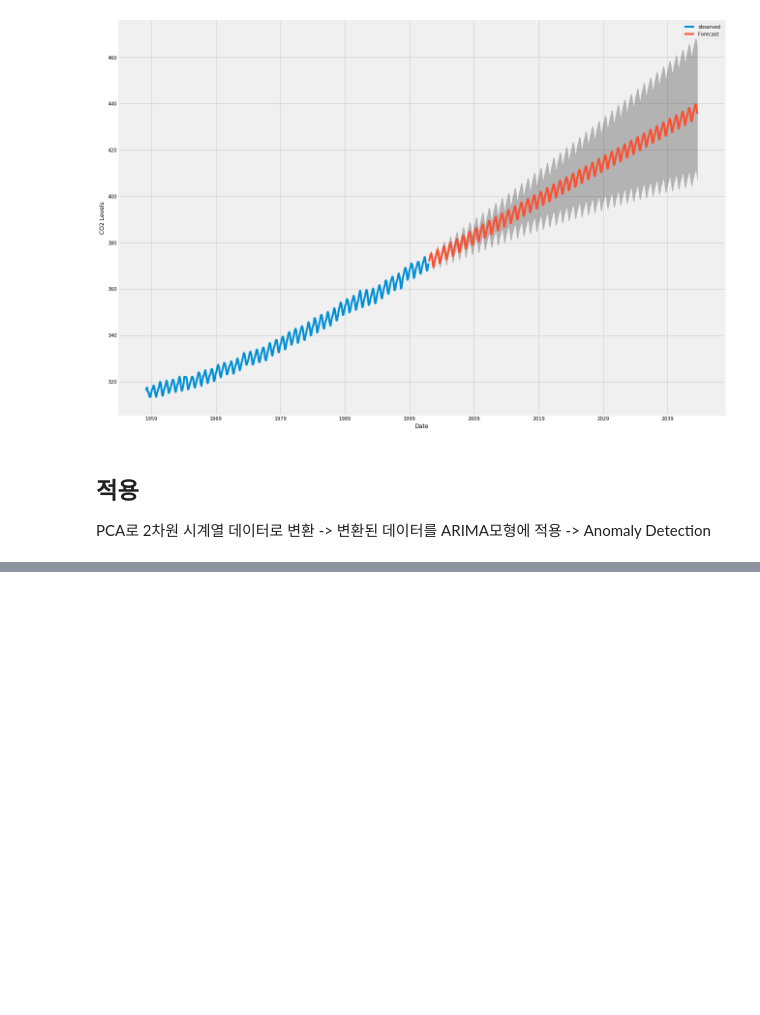
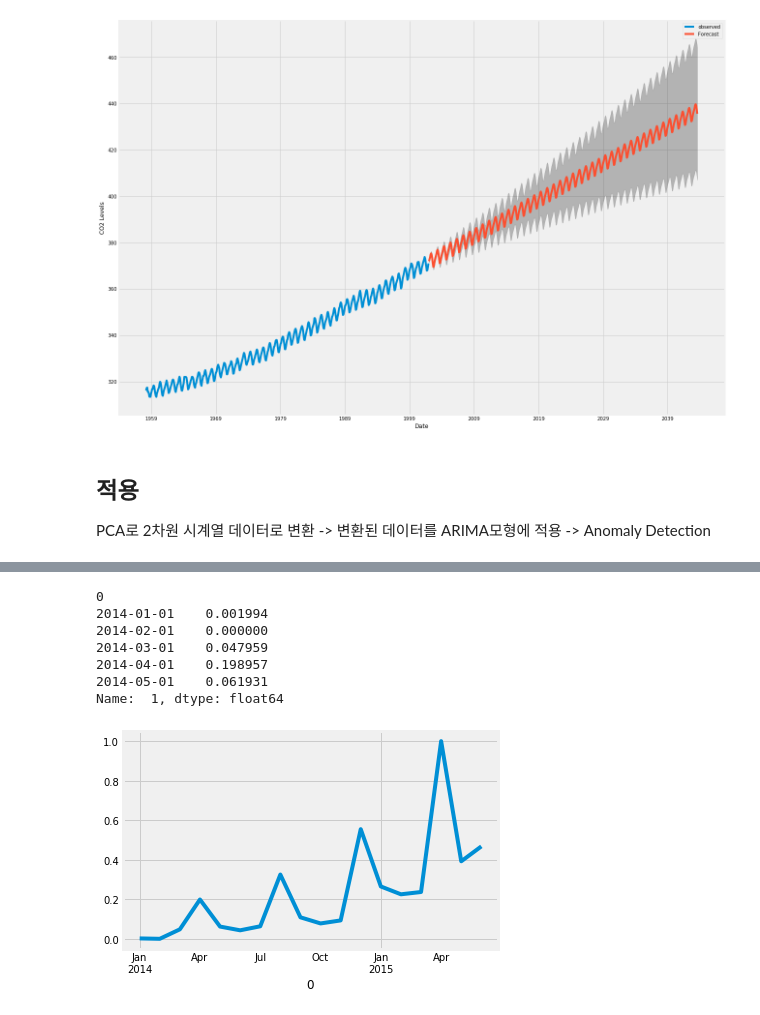
Before and after one commit to NinCastle/Learn-Machine-Learning, a Jupyter notebook: ARIMA_Model.ipynb, the cells around one changed output, grey strips where cells are left out. Drawn from its saved outputs; the diff is of its cells as text; code cells hidden in the pictures; blank space fills up the shorter version.

```diff
--- a/ARIMA_Model.ipynb
+++ b/ARIMA_Model.ipynb
@@ -510,0 +653,3 @@ array([1, 1, 1, 1, 1, 1, 1, 1, 2, 2, 2, 2, 2, 0, 0, 0, 0, 0])
+# %%
+x_pca2 = fnf.loc[:, features].values
+y_pca2 = date.values
@@ -510,0 +872,22 @@ array([1, 1, 1, 1, 1, 1, 1, 1, 2, 2, 2, 2, 2, 0, 0, 0, 0, 0])
+# %%
+def parser(x):
+    return datetime.strptime(x, '%Y-%m-%d')
+# %%
+from pandas import read_csv
+from pandas import datetime
+from matplotlib import pyplot
+
+
+series = read_csv('series.csv', header=0, parse_dates=[0], index_col=0, squeeze=True, date_parser=parser)
+print(series.head())
+series.plot()
+pyplot.show()
+# %% [output]
+0
+2014-01-01    0.001994
+2014-02-01    0.000000
+2014-03-01    0.047959
+2014-04-01    0.198957
+2014-05-01    0.061931
+Name:  1, dtype: float64
+[figure, added]
```
Also changed, not shown: parts of 59 cells of this notebook.
